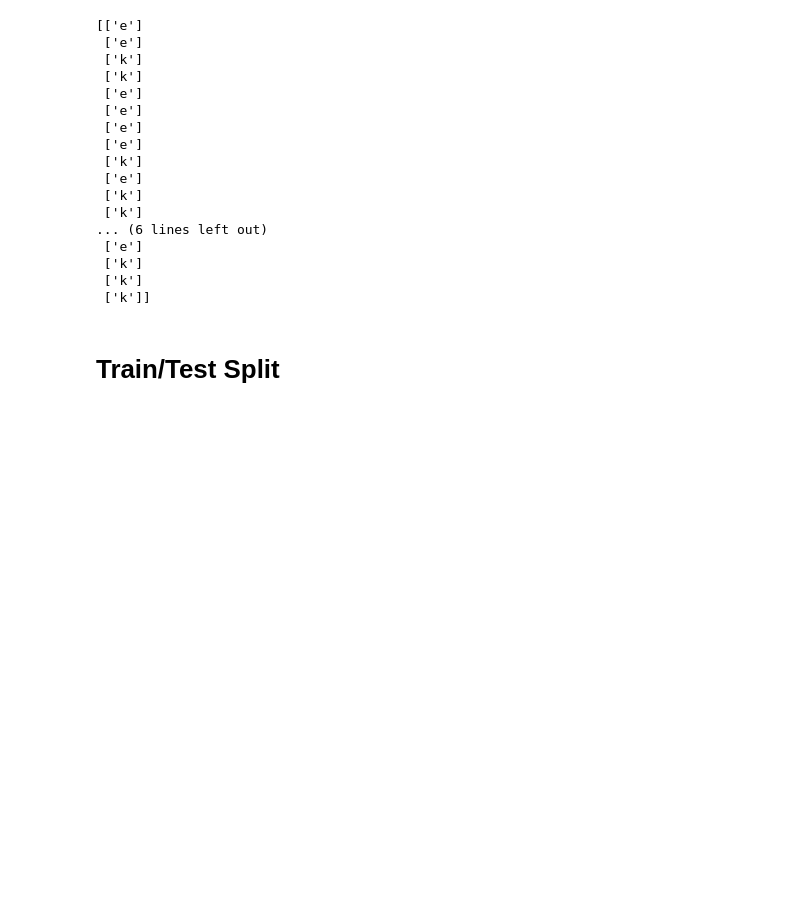
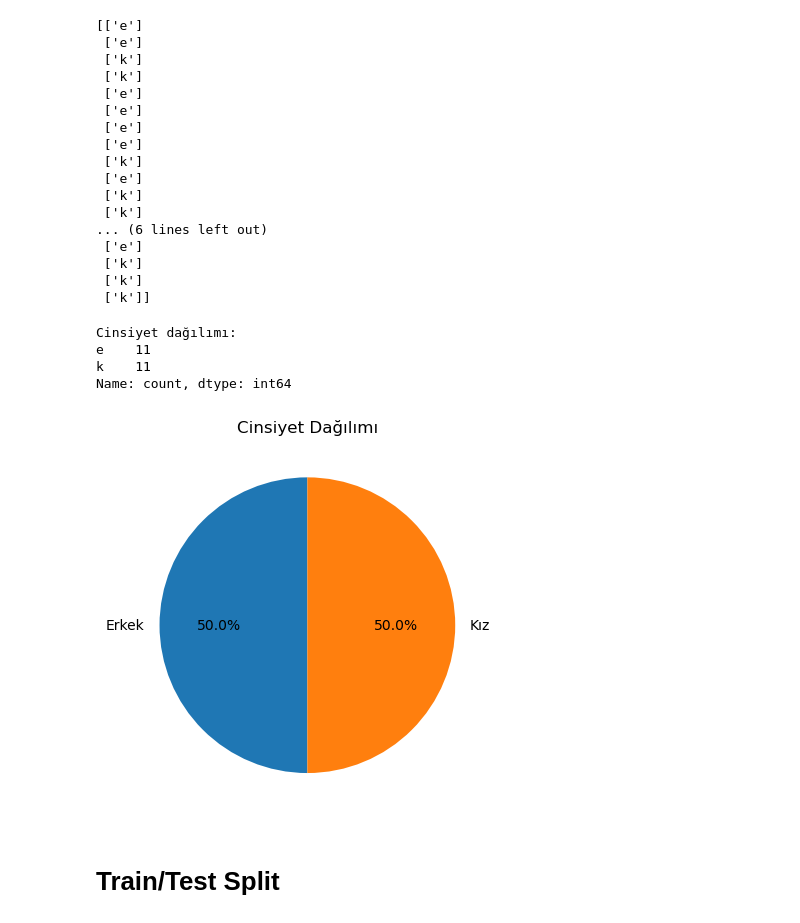
Before and after one commit to ecehanUzgun/machine-learning-with-python, a Jupyter notebook: Classification-LogisticRegression/LR_Introduction.ipynb, the cells around one changed output. Saved outputs shown, nothing was run; the diff lists cells and outputs as text; code cells hidden in the pictures; blank space fills up the shorter version.

```diff
--- a/Classification-LogisticRegression/LR_Introduction.ipynb
+++ b/Classification-LogisticRegression/LR_Introduction.ipynb
@@ -74,6 +74,27 @@ print(y)
  ['k']
  ['k']
  ['k']]
+# %%
+# Kız ve Erkek Sayısı
+# y: 2D numpy array -> önce 1D hale getir
+y_flat = y.ravel()
+
+# Pandas serisine dönüştür ve say
+counts = pd.Series(y_flat).value_counts()
+
+print(f"Cinsiyet dağılımı:\n{counts}")
+# %% [output]
+Cinsiyet dağılımı:
+e    11
+k    11
+Name: count, dtype: int64
+# %%
+counts.plot(kind='pie', labels=['Erkek', 'Kız'], autopct='%1.1f%%', startangle=90)
+plt.title("Cinsiyet Dağılımı")
+plt.ylabel("")  # Y ekseni etiketi gizlensin
+plt.show()
+# %% [output]
+[figure, added]
 # %% [markdown]
 # Train/Test Split
 # %%
```
Also changed, not shown: parts of 5 cells of this notebook, 1 other file.
